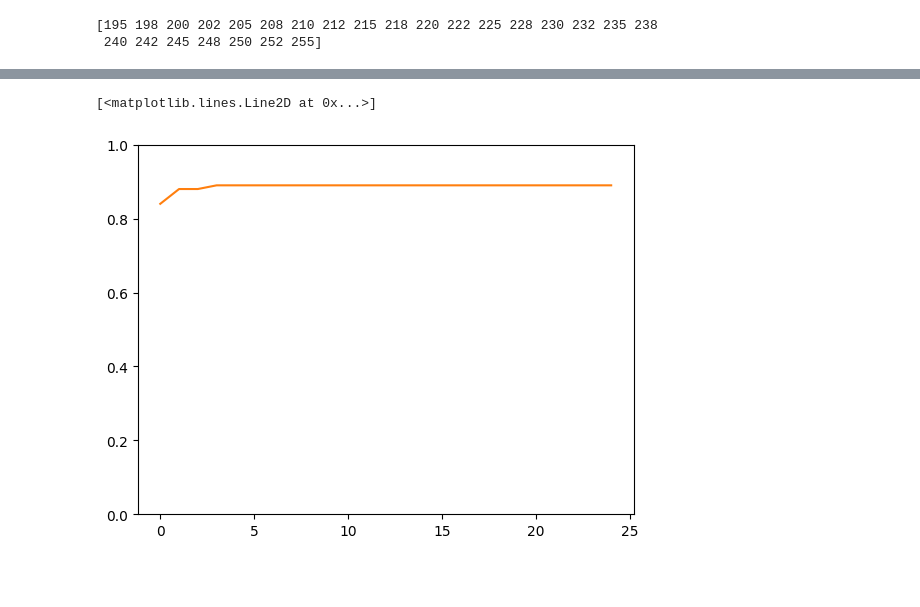
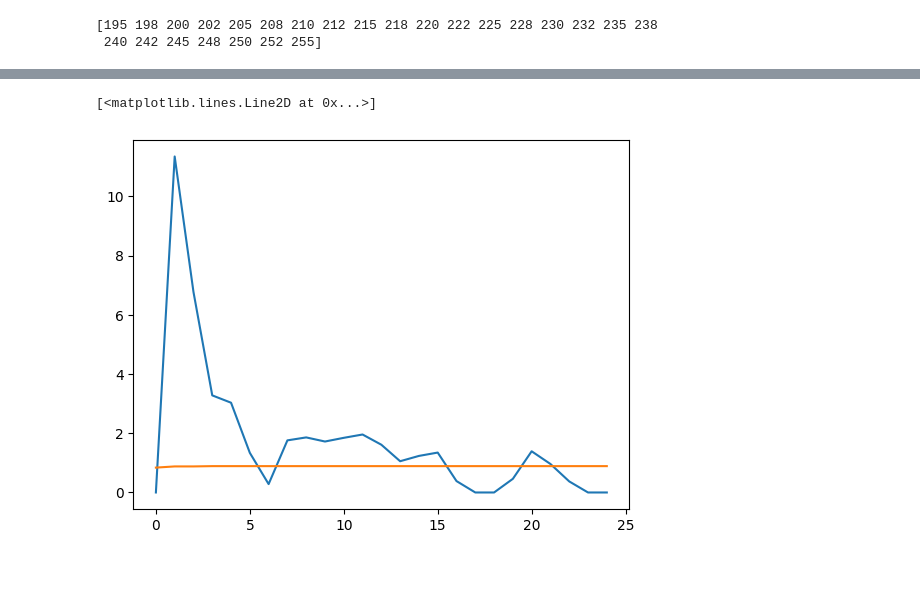
Before and after one commit to shshin1210/DSL, a Jupyter notebook: rgb_intensisty_test.ipynb, the cells around one changed output, grey strips where cells are left out. Saved outputs shown, nothing was run; the diff lists cells and outputs as text; code cells hidden in the pictures.

```diff
--- a/rgb_intensisty_test.ipynb
+++ b/rgb_intensisty_test.ipynb
@@ -270,12 +305,0 @@ Clipping input data to the valid range for imshow with RGB data ([0..1] for floa
-# %%
-for i in range(len(ldr_images)):
-    plt.figure(figsize = (10,5))
-    plt.subplot(231), plt.imshow(ldr_images[i]/65535), plt.title('captured image %sms'%ex_time[i])
-    plt.subplot(232), plt.imshow(ldr_images_bgrm[i]/65535), plt.title('removed black image')
-
-    # plt.subplot(233), plt.imshow(ldr_images_bgrm[-2]/65535)
-    plt.subplot(233), plt.imshow(weighted_images_final[i]), plt.title('weight final')
-    plt.subplot(234), plt.imshow(weighted_images[i]), plt.title('weighted images')
-    plt.subplot(235), plt.imshow(weighted_images_bgrm[i]), plt.title('weighted images bgrm')
-
-    # plt.subplot(144), plt.imshow(weighted_images_final[-2])
@@ -379,7 +425,7 @@ plt.imshow(hdr_imgs[idx]/hdr_imgs.max())
 # %%
 # np.save('./hdr_step5.npy', hdr_imgs)
 # %%
-hdr_imgs = np.load('./hdr_step5.npy')
+# hdr_imgs = np.load('./hdr_step5.npy')
 # %% [markdown]
 ## RGB Intensity Plotting
 # %%
@@ -390,8 +437,10 @@ final_hdr = hdr_imgs.transpose(1,2,0,3)
 patches_rgb_real = np.zeros(shape = (n_illum, n_patches, n_channel))
 patches_idx = all_patches_center_pts
 
-# max value
-max_val = hdr_imgs.max()
+cnst = 1
+patch_size = 3
+
+# max value defined for each illumination pattern
 
 for l in range(318):
         y_idx_start, y_idx_end = (patches_idx[:,1] - patch_size//2).astype(np.int32), (patches_idx[:,1] + patch_size//2).astype(np.int32)
@@ -399,7 +448,7 @@ for l in range(318):
 
         for p in range(n_patches):
                 y_idx, x_idx = patches_idx[p,1], patches_idx[p,0]
-                rgb_intensity = (final_hdr[y_idx_start[p]:y_idx_end[p], x_idx_start[p]:x_idx_end[p], l] / max_val).reshape(-1, 3).mean(axis = 0)
+                rgb_intensity = (final_hdr[y_idx_start[p]:y_idx_end[p], x_idx_start[p]:x_idx_end[p], l] / (65535/40)).reshape(-1, 3).mean(axis = 0)
                 patches_rgb_real[l, p] = rgb_intensity
 # %%
 illum = np.arange(0, 318, 1)
@@ -453,7 +502,7 @@ PEF = np.load('./dataset/image_formation/CRF_proj.npy')
 map_scale = interp1d([PEF.min(), PEF.max()], [0.,1])
 PEF = map_scale(PEF).astype(np.float32)
 PEF = PEF[2:27] #* radio_constant[:,:3]
-# PEF = PEF[2:27] * 0.5
+PEF = PEF[2:27] * 0.5
 
 CRF = np.load('./dataset/image_formation/CRF.npy').T #* radio_constant[:,3:]
 # %%
@@ -537,11 +591,11 @@ I_C = R.sum(axis = 1)
 # %%
 hyp_ref = (I_C / ( CRF_sum * white_patt_hyp * dg_intensity))
 # %%
-plt.ylim([0,1])
+# plt.ylim([0,1])
 plt.plot(hyp_ref)
 plt.plot(ref_CC[1:-2,patch_num])
 # %% [output]
 [<matplotlib.lines.Line2D at 0x...>]
-[figure, old version]
+[figure, new version]
 # %% [markdown]
 ###
```
Also changed, not shown: parts of 35 cells of this notebook, 1 other file.
